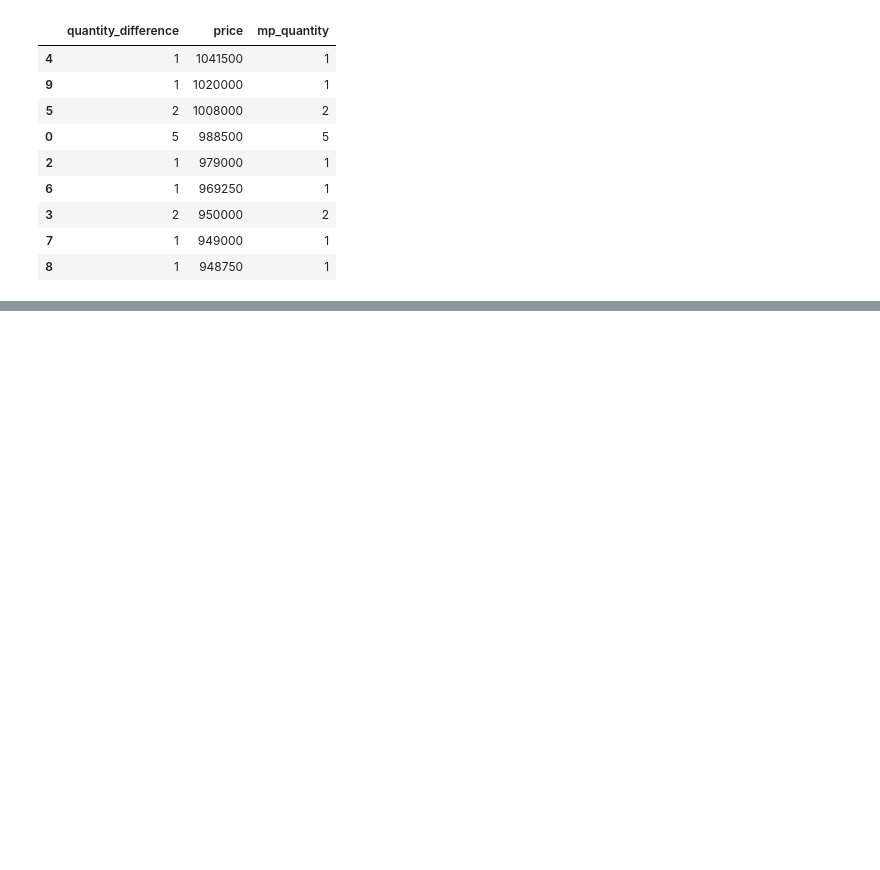
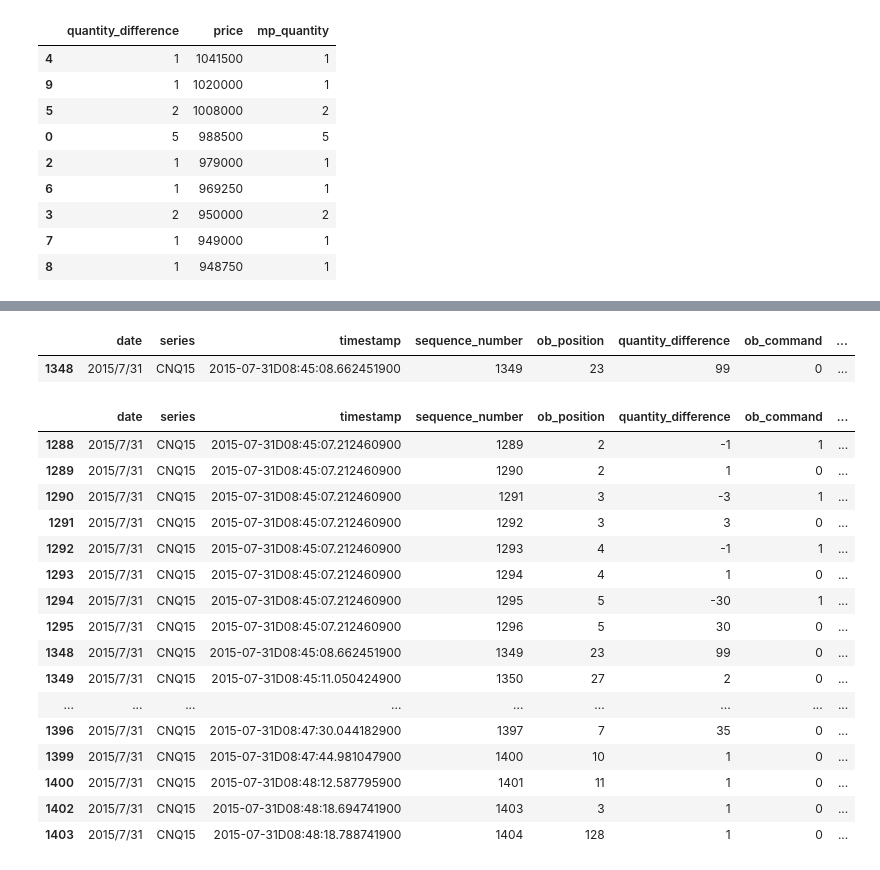
Before and after one commit to rorysroes/SGX-Full-OrderBook-Tick-Data-Trading-Strategy, a Jupyter notebook: sgx_tick_data_a50.ipynb, the cells around one changed output, grey strips where cells are left out. Saved outputs shown, nothing was run; the diff lists cells and outputs as text; code cells hidden in the pictures; blank space fills up the shorter version.

```diff
--- a/sgx_tick_data_a50.ipynb
+++ b/sgx_tick_data_a50.ipynb
@@ -355,0 +588,26 @@ b[0][['quantity_difference','price','mp_quantity']].sort(['price'],ascending = [
+# %%
+#data_bid[data_bid['timestamp'].str.contains("04:27:49")]#"08:45:00")]
+data_bid[data_bid['timestamp'].str.contains("08:45:08")]
+# %% [output]
+|  | date | series | timestamp | sequence_number | ob_position | quantity_difference | ob_command | ... |
+| 1348 | 2015/7/31 | CNQ15 | 2015-07-31D08:45:08.662451900 | 1349 | 23 | 99 | 0 | ... |
+# %%
+data_bid[535:580]
+# %% [output]
+|  | date | series | timestamp | sequence_number | ob_position | quantity_difference | ob_command | ... |
+| 1288 | 2015/7/31 | CNQ15 | 2015-07-31D08:45:07.212460900 | 1289 | 2 | -1 | 1 | ... |
+| 1289 | 2015/7/31 | CNQ15 | 2015-07-31D08:45:07.212460900 | 1290 | 2 | 1 | 0 | ... |
+| 1290 | 2015/7/31 | CNQ15 | 2015-07-31D08:45:07.212460900 | 1291 | 3 | -3 | 1 | ... |
+| 1291 | 2015/7/31 | CNQ15 | 2015-07-31D08:45:07.212460900 | 1292 | 3 | 3 | 0 | ... |
+| 1292 | 2015/7/31 | CNQ15 | 2015-07-31D08:45:07.212460900 | 1293 | 4 | -1 | 1 | ... |
+| 1293 | 2015/7/31 | CNQ15 | 2015-07-31D08:45:07.212460900 | 1294 | 4 | 1 | 0 | ... |
+| 1294 | 2015/7/31 | CNQ15 | 2015-07-31D08:45:07.212460900 | 1295 | 5 | -30 | 1 | ... |
+| 1295 | 2015/7/31 | CNQ15 | 2015-07-31D08:45:07.212460900 | 1296 | 5 | 30 | 0 | ... |
+| 1348 | 2015/7/31 | CNQ15 | 2015-07-31D08:45:08.662451900 | 1349 | 23 | 99 | 0 | ... |
+| 1349 | 2015/7/31 | CNQ15 | 2015-07-31D08:45:11.050424900 | 1350 | 27 | 2 | 0 | ... |
+| ... | ... | ... | ... | ... | ... | ... | ... | ... |
+| 1396 | 2015/7/31 | CNQ15 | 2015-07-31D08:47:30.044182900 | 1397 | 7 | 35 | 0 | ... |
+| 1399 | 2015/7/31 | CNQ15 | 2015-07-31D08:47:44.981047900 | 1400 | 10 | 1 | 0 | ... |
+| 1400 | 2015/7/31 | CNQ15 | 2015-07-31D08:48:12.587795900 | 1401 | 11 | 1 | 0 | ... |
+| 1402 | 2015/7/31 | CNQ15 | 2015-07-31D08:48:18.694741900 | 1403 | 3 | 1 | 0 | ... |
+| 1403 | 2015/7/31 | CNQ15 | 2015-07-31D08:48:18.788741900 | 1404 | 128 | 1 | 0 | ... |
```
Also changed, not shown: parts of 22 cells of this notebook.
